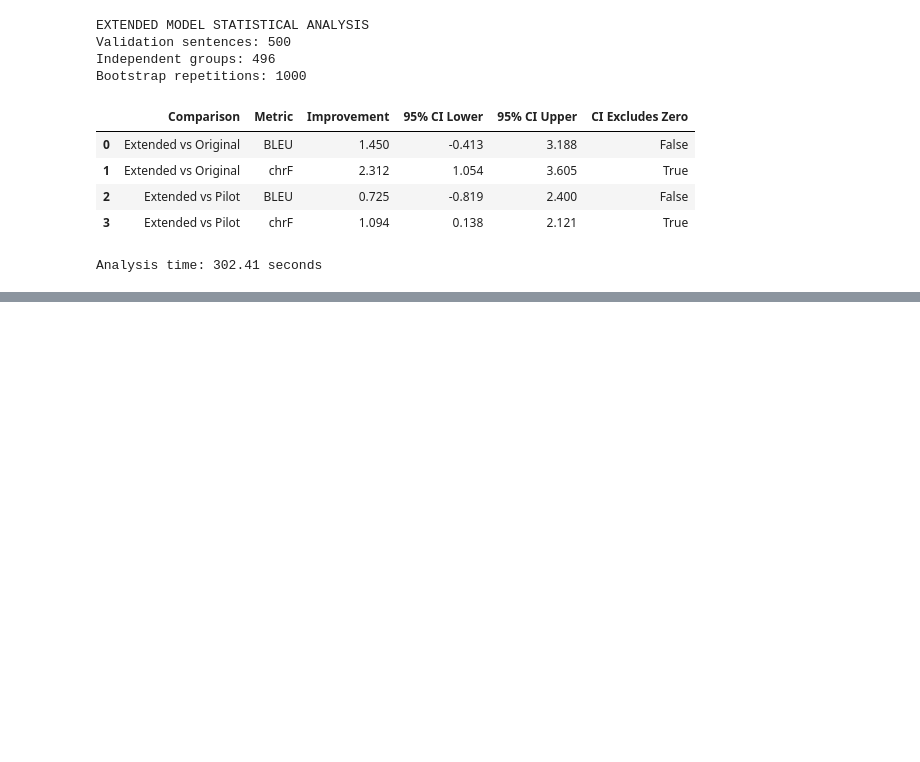
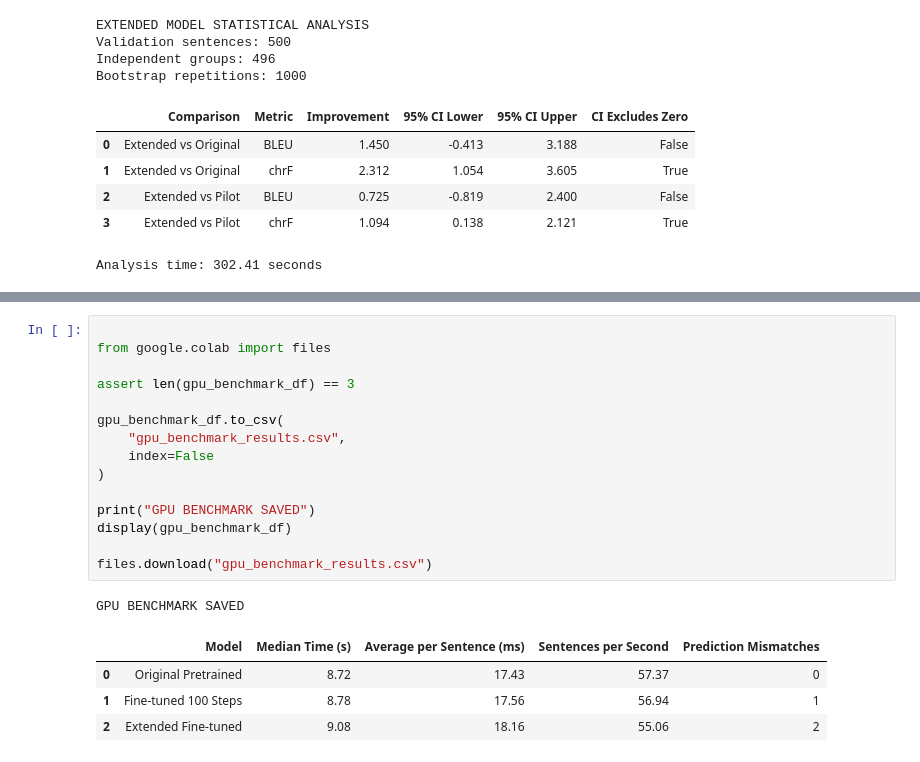
Before and after one commit to MeouchyCharbel/Neural-Machine-Translation, a Jupyter notebook: 03_finetuning.ipynb, the cells around one changed output, grey strips where cells are left out. Cells and saved outputs as stored; diff of their text form; blank space fills up the shorter version.

Commit message:
Add final test and GPU benchmark to fine-tuning notebook

```diff
--- a/03_finetuning.ipynb
+++ b/03_finetuning.ipynb
@@ -1828,0 +2272,21 @@ files.download("extended_model_bootstrap_results.csv")
+# %%
+
+from google.colab import files
+
+assert len(gpu_benchmark_df) == 3
+
+gpu_benchmark_df.to_csv(
+    "gpu_benchmark_results.csv",
+    index=False
+)
+
+print("GPU BENCHMARK SAVED")
+display(gpu_benchmark_df)
+
+files.download("gpu_benchmark_results.csv")
+# %% [output]
+GPU BENCHMARK SAVED
+|  | Model | Median Time (s) | Average per Sentence (ms) | Sentences per Second | Prediction Mismatches |
+| 0 | Original Pretrained | 8.72 | 17.43 | 57.37 | 0 |
+| 1 | Fine-tuned 100 Steps | 8.78 | 17.56 | 56.94 | 1 |
+| 2 | Extended Fine-tuned | 9.08 | 18.16 | 55.06 | 2 |
```
Also changed, not shown: parts of 5 cells of this notebook.
